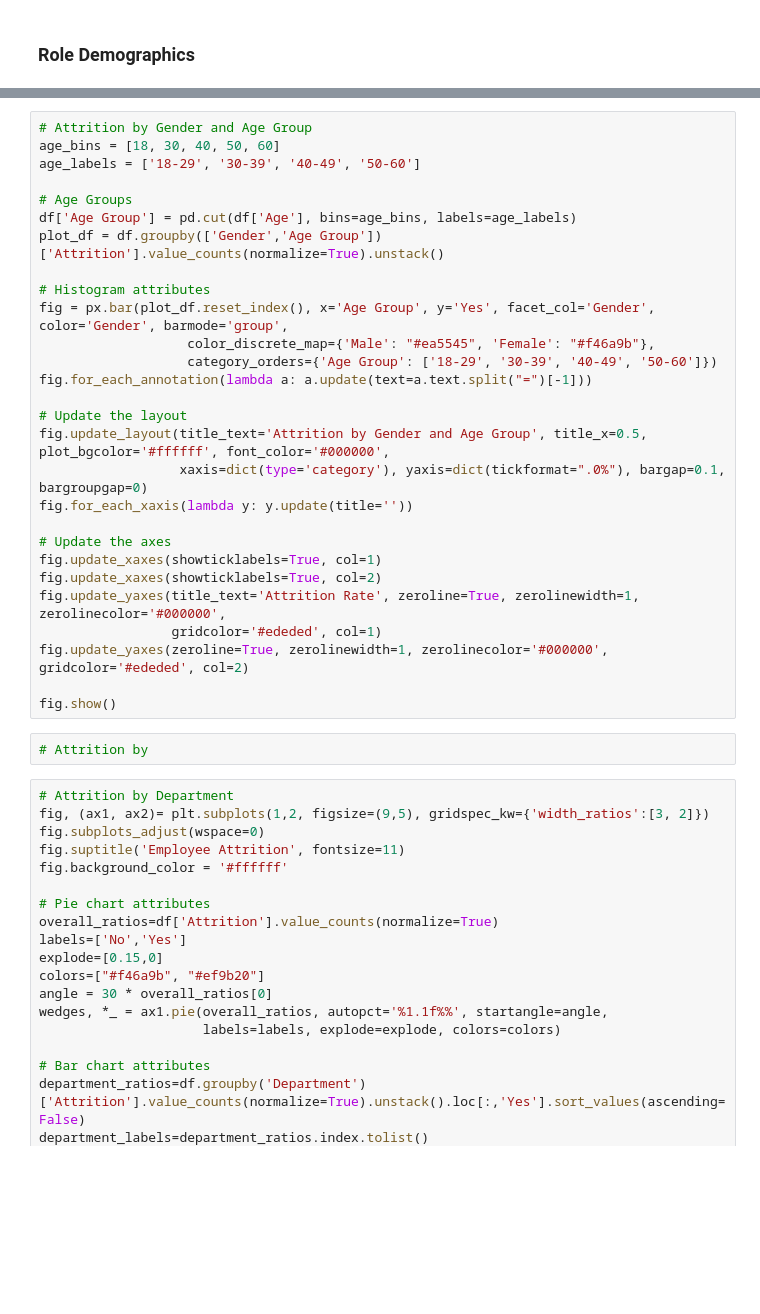
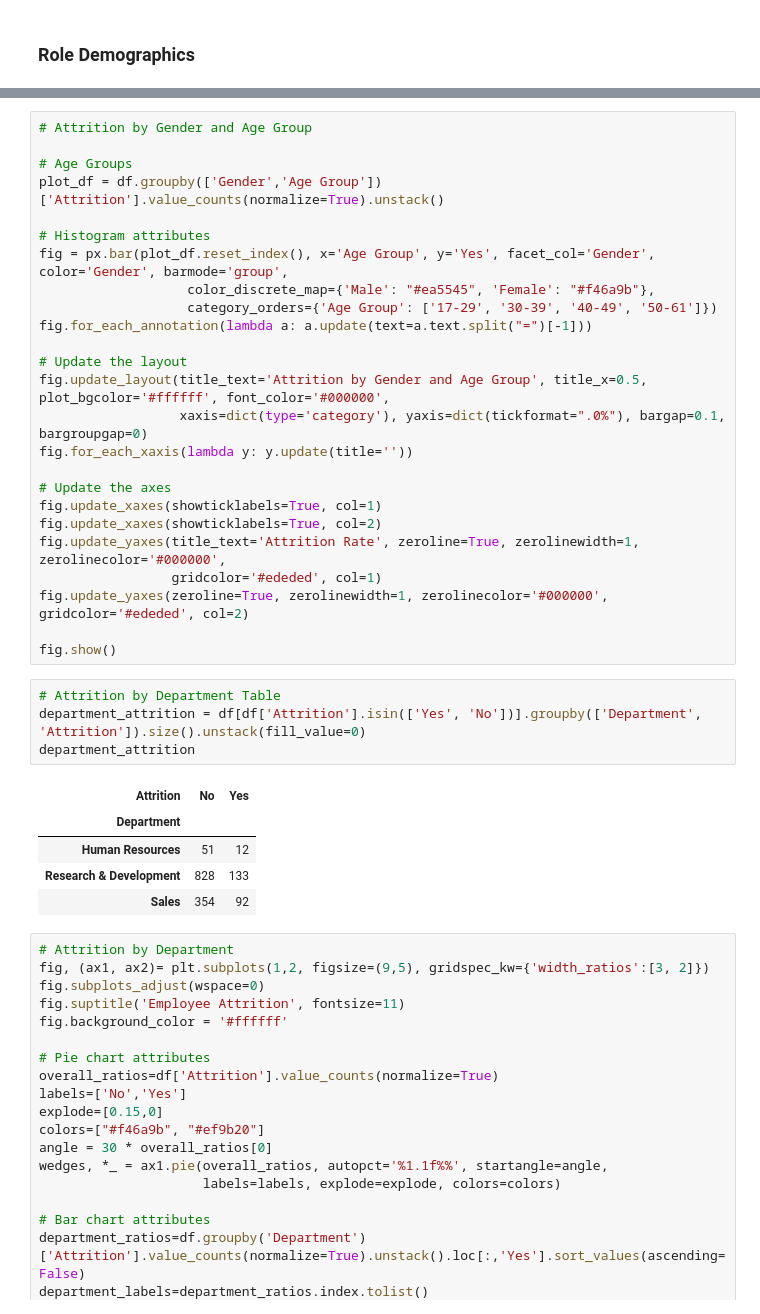
Before and after one commit to JaylenSheard/HR-Employee-Attrition, a Jupyter notebook: index.ipynb, the cells around one changed output, grey strips where cells are left out. Drawn from its saved outputs; the diff is of its cells as text; blank space fills up the shorter version.

```diff
--- a/index.ipynb
+++ b/index.ipynb
@@ -213,16 +287,13 @@ fig.show()
 # %%
 # Attrition by Gender and Age Group
-age_bins = [18, 30, 40, 50, 60]
-age_labels = ['18-29', '30-39', '40-49', '50-60']
 
 # Age Groups
-df['Age Group'] = pd.cut(df['Age'], bins=age_bins, labels=age_labels)
 plot_df = df.groupby(['Gender','Age Group'])['Attrition'].value_counts(normalize=True).unstack()
 
 # Histogram attributes
 fig = px.bar(plot_df.reset_index(), x='Age Group', y='Yes', facet_col='Gender', color='Gender', barmode='group',
                    color_discrete_map={'Male': "#ea5545", 'Female': "#f46a9b"},
-                   category_orders={'Age Group': ['18-29', '30-39', '40-49', '50-60']})
+                   category_orders={'Age Group': ['17-29', '30-39', '40-49', '50-61']})
 fig.for_each_annotation(lambda a: a.update(text=a.text.split("=")[-1]))
 
 # Update the layout
@@ -238,8 +309,16 @@ fig.update_yaxes(title_text='Attrition Rate', zeroline=True, zerolinewidth=1, ze
 fig.update_yaxes(zeroline=True, zerolinewidth=1, zerolinecolor='#000000', gridcolor='#ededed', col=2)
 
 fig.show()
-# %%
-# Attrition by
+# %%
+# Attrition by Department Table
+department_attrition = df[df['Attrition'].isin(['Yes', 'No'])].groupby(['Department', 'Attrition']).size().unstack(fill_value=0)
+department_attrition
+# %% [output]
+| Attrition | No | Yes |
+| Department |  |  |
+| Human Resources | 51 | 12 |
+| Research & Development | 828 | 133 |
+| Sales | 354 | 92 |
 # %%
 # Attrition by Department
 fig, (ax1, ax2)= plt.subplots(1,2, figsize=(9,5), gridspec_kw={'width_ratios':[3, 2]})
```
Also changed, not shown: parts of 6 cells of this notebook, 1 other file.
